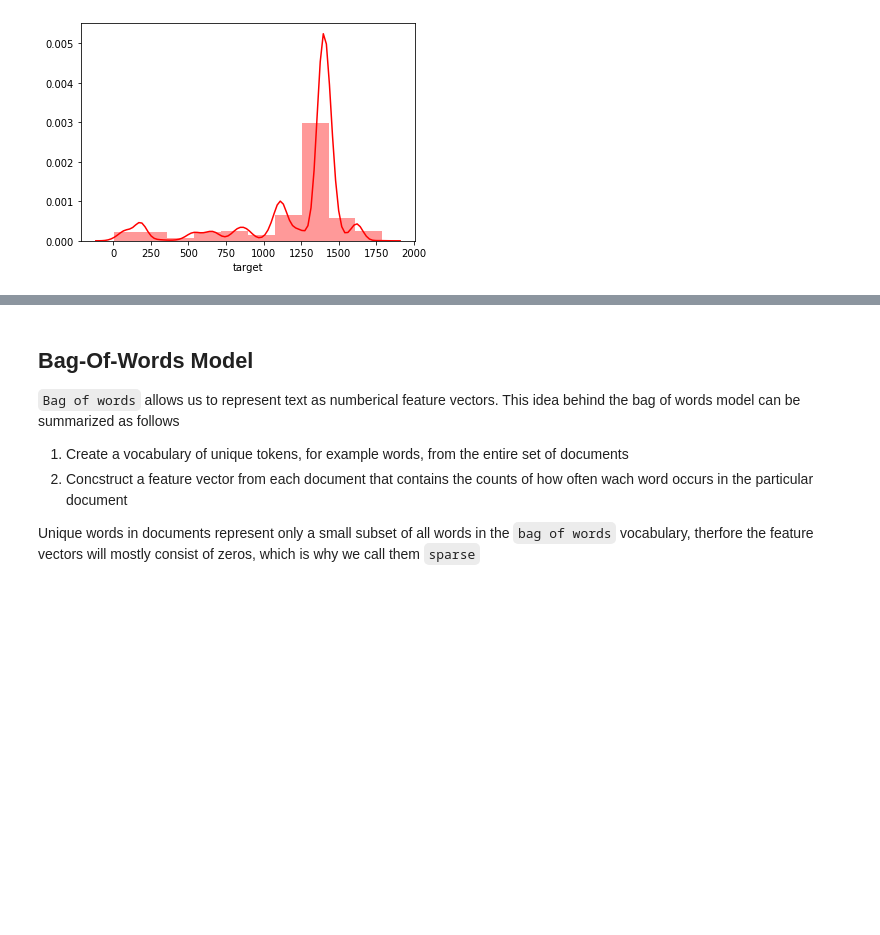
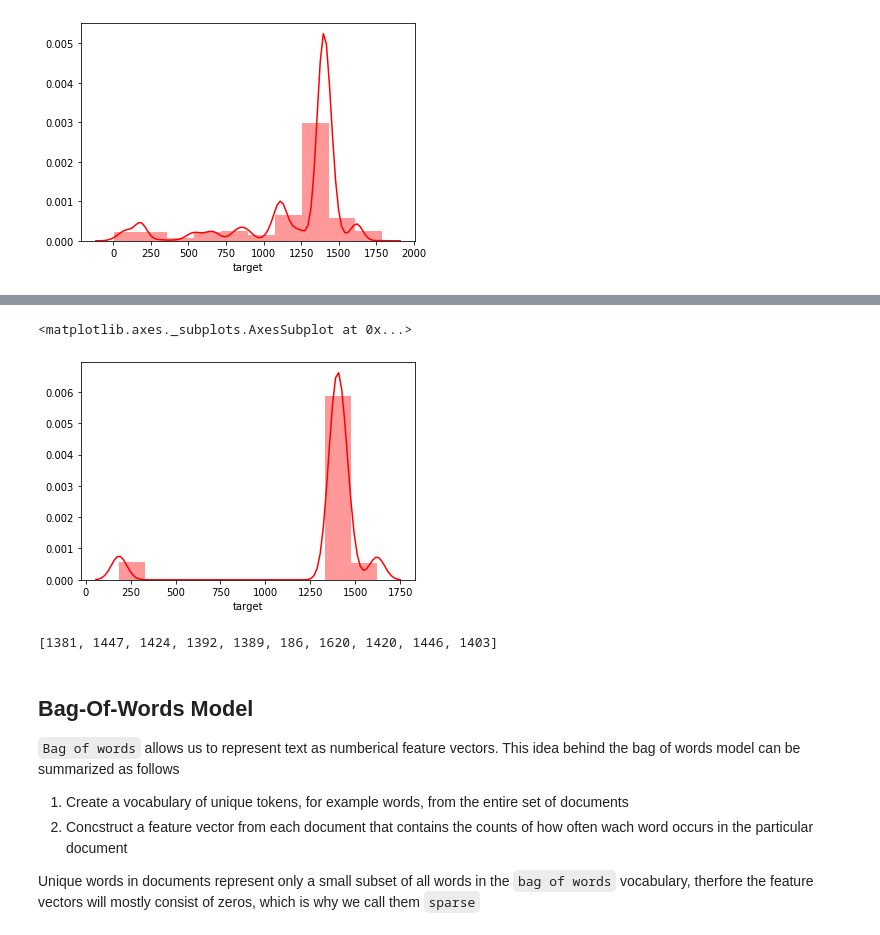
Before and after one commit to knarfamlap/tweet2emoji, a Jupyter notebook: main.ipynb, the cells around one changed output, grey strips where cells are left out. Saved outputs shown, nothing was run; the diff lists cells and outputs as text; code cells hidden in the pictures; blank space fills up the shorter version.

Commit message:
cleans datasets by keeping only top ten emojis

```diff
--- a/main.ipynb
+++ b/main.ipynb
@@ -77,0 +115,4 @@ sns.distplot(twemoji['target'], color='red', bins=10)
+# %%
+# Lets see the 10 most frequently used emojis
+top_ten = twemoji['target'].value_counts()[:10].index.tolist()
+top_ten
@@ -78,3 +136,22 @@ sns.distplot(twemoji['target'], color='red', bins=10)
+# %%
+# We see that there is a high density around 1000-1500
+# lets reduce the number of emojis there exists to the
+# top 10 emojis that exists in the dataset
+# we could reduce the complexity of our problem.
+index_names = twemoji[~twemoji['target'].isin(top_ten)].index
+twemoji = twemoji.drop(index_names)
+# %%
+# lets see the distribution once again
+sns.distplot(twemoji['target'], color='red', bins=10)
+# %% [output]
+<matplotlib.axes._subplots.AxesSubplot at 0x...>
+[figure, added]
+# %%
+# For sanity check lets see if the remaining emojis
+# are only the top ten emojis
+twemoji['target'].value_counts().index.tolist()
+# %% [output]
+[1381, 1447, 1424, 1392, 1389, 186, 1620, 1420, 1446, 1403]
 # %% [markdown]
 ## Bag-Of-Words Model
 
```
Also changed, not shown: parts of 11 cells of this notebook.
